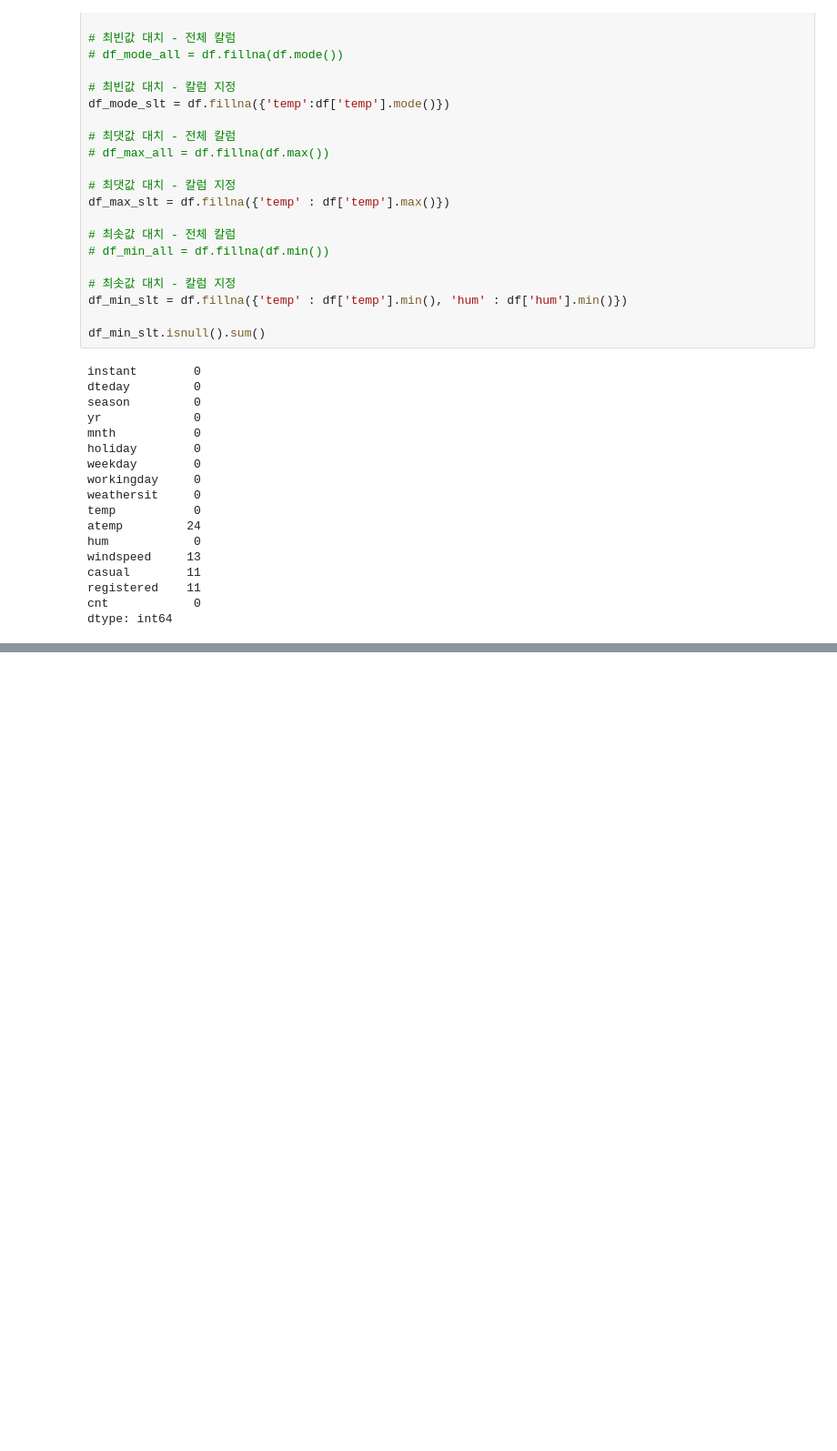
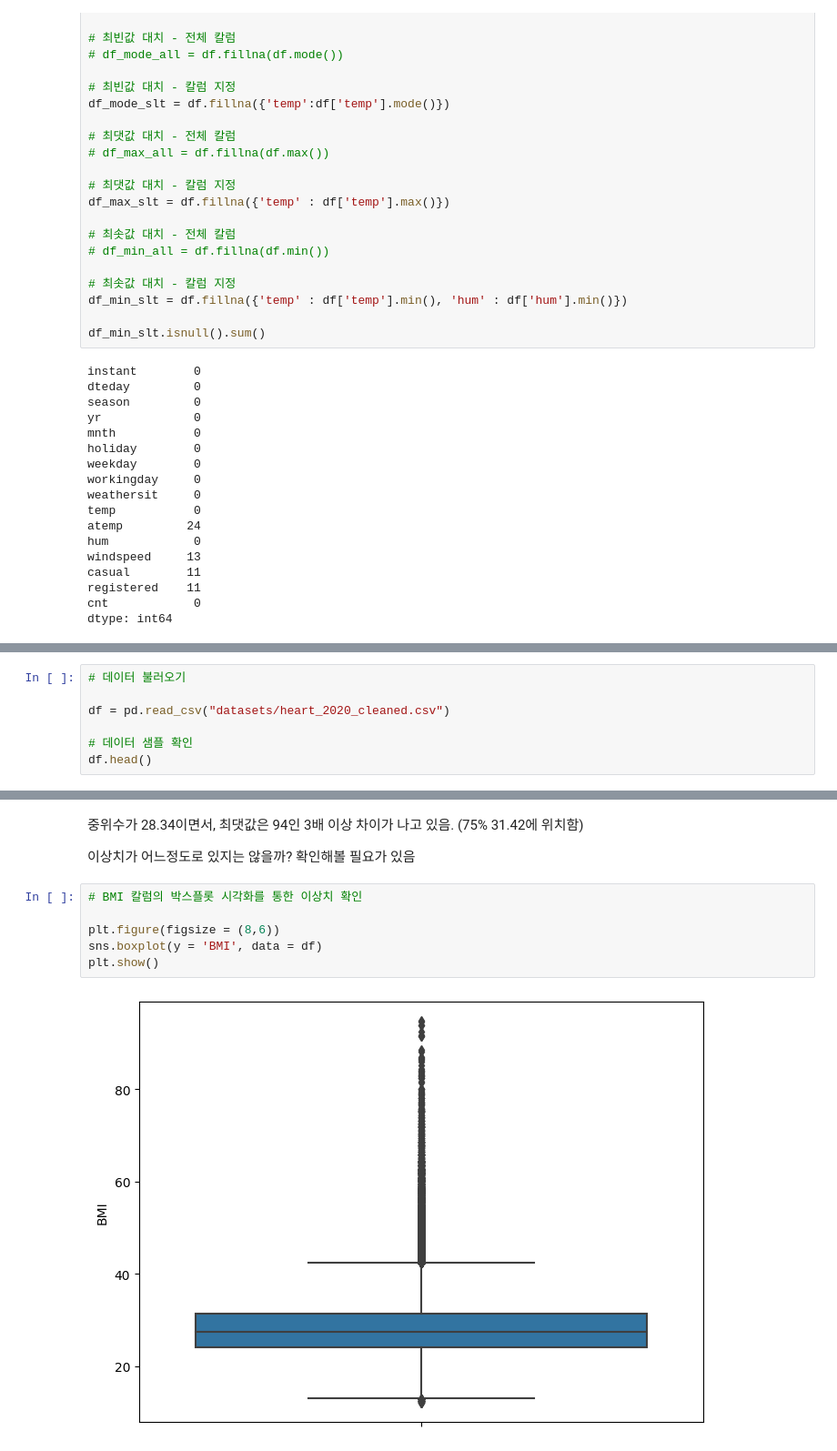
Before and after one commit to hyeming-king/data-anaylst-allthings, a Jupyter notebook: 11_데이터전처리.ipynb, the cells around one changed output, grey strips where cells are left out. Shown at 91% size. Drawn from its saved outputs; the diff is of its cells as text; blank space fills up the shorter version.

```diff
--- a/11_데이터전처리.ipynb
+++ b/11_데이터전처리.ipynb
@@ -264,0 +322,7 @@ dtype: int64
+# %%
+# 데이터 불러오기
+
+df = pd.read_csv("datasets/heart_2020_cleaned.csv")
+
+# 데이터 샘플 확인
+df.head()
@@ -264,0 +350,12 @@ dtype: int64
+# %% [markdown]
+중위수가 28.34이면서, 최댓값은 94인 3배 이상 차이가 나고 있음. (75% 31.42에 위치함)
+
+이상치가 어느정도로 있지는 않을까? 확인해볼 필요가 있음
+# %%
+# BMI 칼럼의 박스플롯 시각화를 통한 이상치 확인
+
+plt.figure(figsize = (8,6))
+sns.boxplot(y = 'BMI', data = df)
+plt.show()
+# %% [output]
+[figure, added]
```
Also changed, not shown: parts of 24 cells of this notebook, 2 other files.
